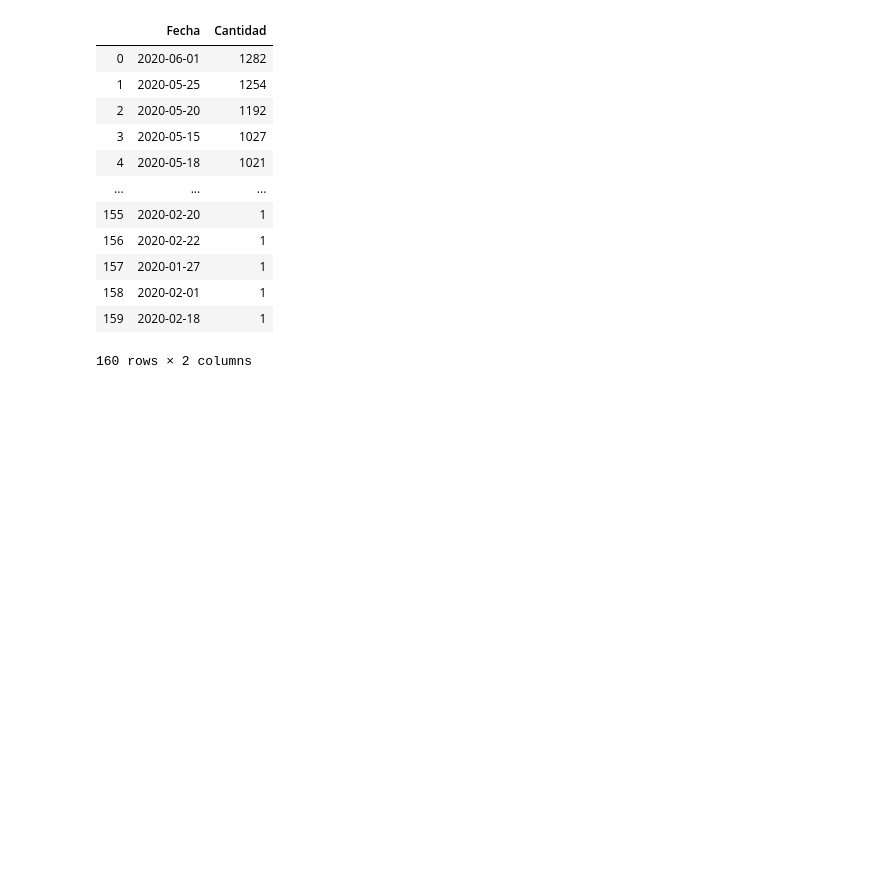
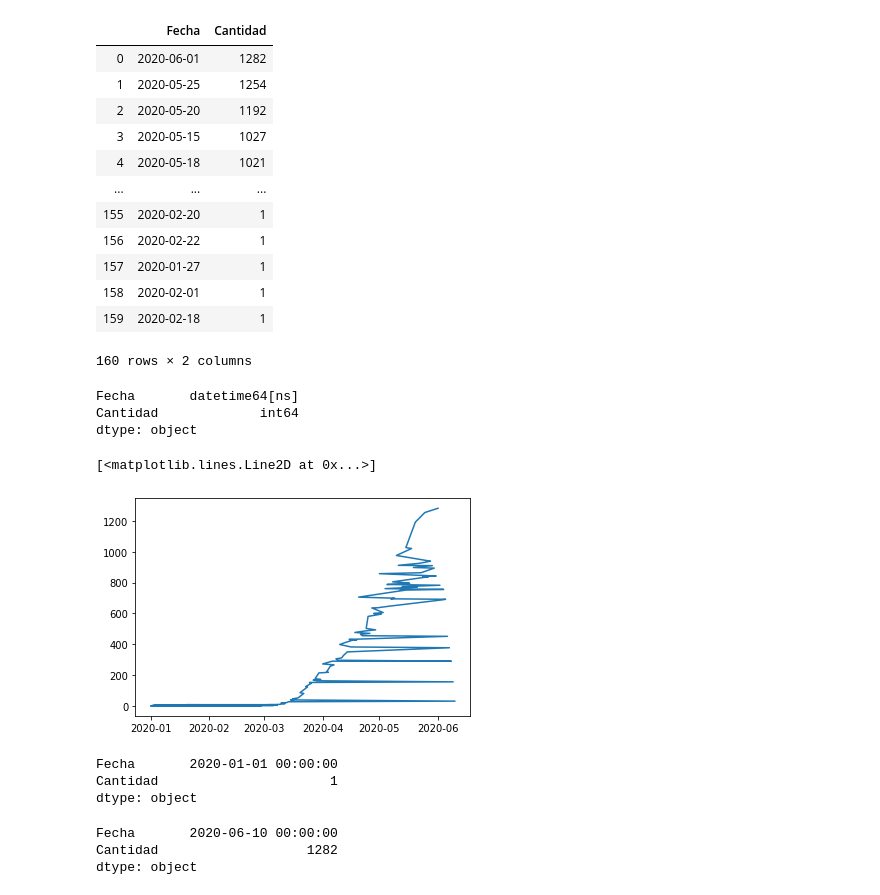
Before and after one commit to artthuro6/Covid-19, a Jupyter notebook: Diabetes covid.ipynb, the cells around one changed output. Saved outputs shown, nothing was run; the diff lists cells and outputs as text; code cells hidden in the pictures; blank space fills up the shorter version.

Commit message:
Grafica de Fecha de sintoma

```diff
--- a/Diabetes covid.ipynb
+++ b/Diabetes covid.ipynb
@@ -241,3 +243,26 @@ d_sintomas
 | 158 | 2020-02-01 | 1 |
 | 159 | 2020-02-18 | 1 |
 160 rows × 2 columns
+# %%
+d_sintomas.dtypes
+# %% [output]
+Fecha       datetime64[ns]
+Cantidad             int64
+dtype: object
+# %%
+plt.plot(d_sintomas["Fecha"],d_sintomas["Cantidad"])
+# %% [output]
+[<matplotlib.lines.Line2D at 0x...>]
+[figure, added]
+# %%
+d_sintomas.min()
+# %% [output]
+Fecha       2020-01-01 00:00:00
+Cantidad                      1
+dtype: object
+# %%
+d_sintomas.max()
+# %% [output]
+Fecha       2020-06-10 00:00:00
+Cantidad                   1282
+dtype: object
```
Also changed, not shown: parts of 4 cells of this notebook.
